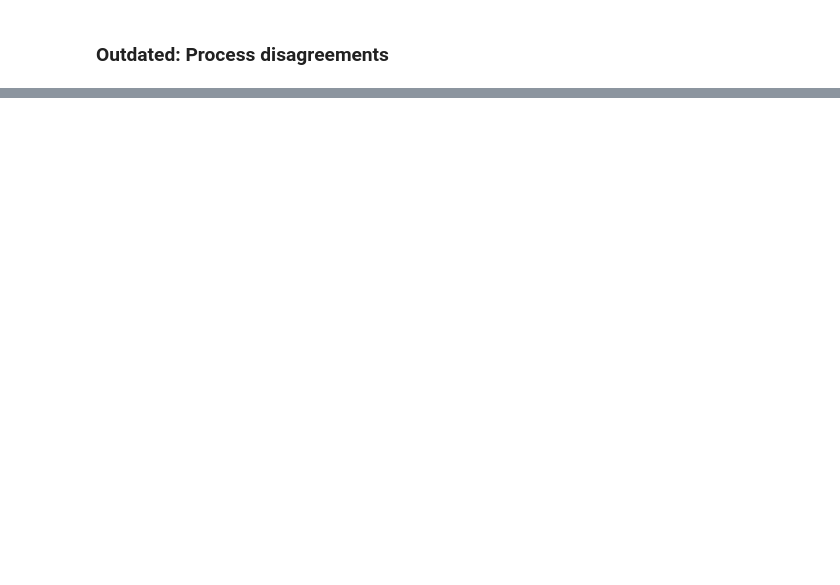
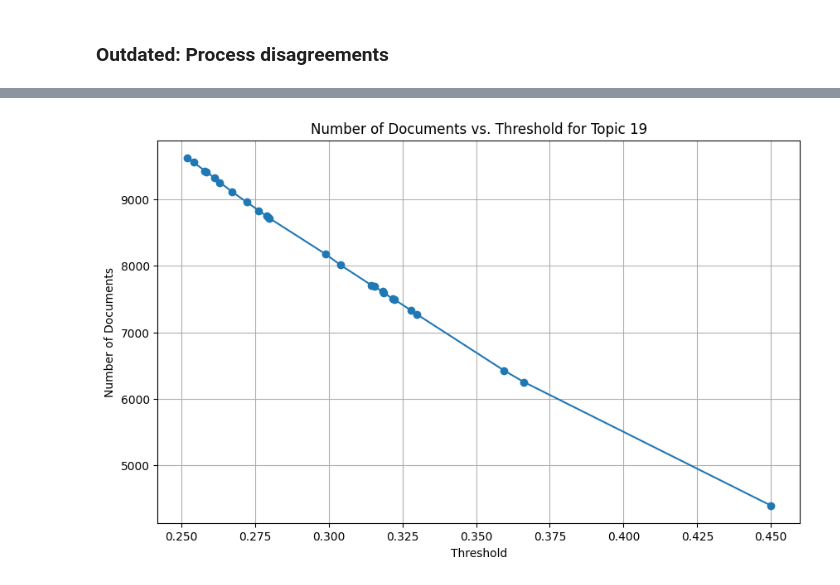
Before and after one commit to derkleinejakob/dataliteracy25, a Jupyter notebook: scripts/lda/lda_find_threshold.ipynb, the cells around one changed output, grey strips where cells are left out. Cells and saved outputs as stored; diff of their text form; code cells hidden in the pictures; blank space fills up the shorter version.

Commit message:
separated lda rating notebooks

```diff
--- a/scripts/lda/lda_find_threshold.ipynb
+++ b/scripts/lda/lda_find_threshold.ipynb
@@ -73,30 +76,4 @@ plt.show()
 # %% [markdown]
 ### Outdated: Process disagreements
 # %%
-# disagreements = np.array([np.abs(r1 - r2) for r1, r2 in zip(ratings, ratings_quirin)])
-# new_ratings = dict()
-
-# for sample_index, r in sampled[disagreements == 1].iterrows():
-#     # sample_index = int(disagreements_indices[i][0])
-
-#     print(sample_index, r[prob_col])
-#     print("jakob:", ratings[sample_index])
-#     print("quirin:", ratings_quirin[sample_index])
-
-#     print(textwrap.fill(r["translatedText"], width=90))
-#     print("="*100)
-#     response = process_response("q to quit, y/n to continue")
-#     if response == -1:
-#         break
-#     new_ratings[sample_index] = response
-#     clear_output()
-
-# ratings_merged = ratings.copy()
-# for i, new_rating in new_ratings.items():
-#     ratings_merged[int(i)] = new_rating
-
-# # save ratings merged to json
-# ratings_dict["ratings_merged"] = ratings_merged
-# with open(INPUT_PATH, 'w') as f:
-#     json.dump(ratings_dict, f)
-# print(f"Saved merged ratings to {INPUT_PATH}")
+df = pd.read_csv("../../data/lda/df_30topics10passes.csv")
@@ -175,0 +80,11 @@ Topic probability threshold for 95.0% accuracy: 0.831955686386226
+# %%
+ns = [len(df[df["topic_19"] >= t]) for t in thresholds]
+# %%
+plt.figure(figsize=(10, 6))
+plt.plot(thresholds, ns, marker='o')
+plt.title('Number of Documents vs. Threshold for Topic 19')
+plt.xlabel('Threshold')
+plt.ylabel('Number of Documents')
+plt.grid()
+# %% [output]
+[figure, added]
```
Also changed, not shown: parts of 8 cells of this notebook, 1 other file.
